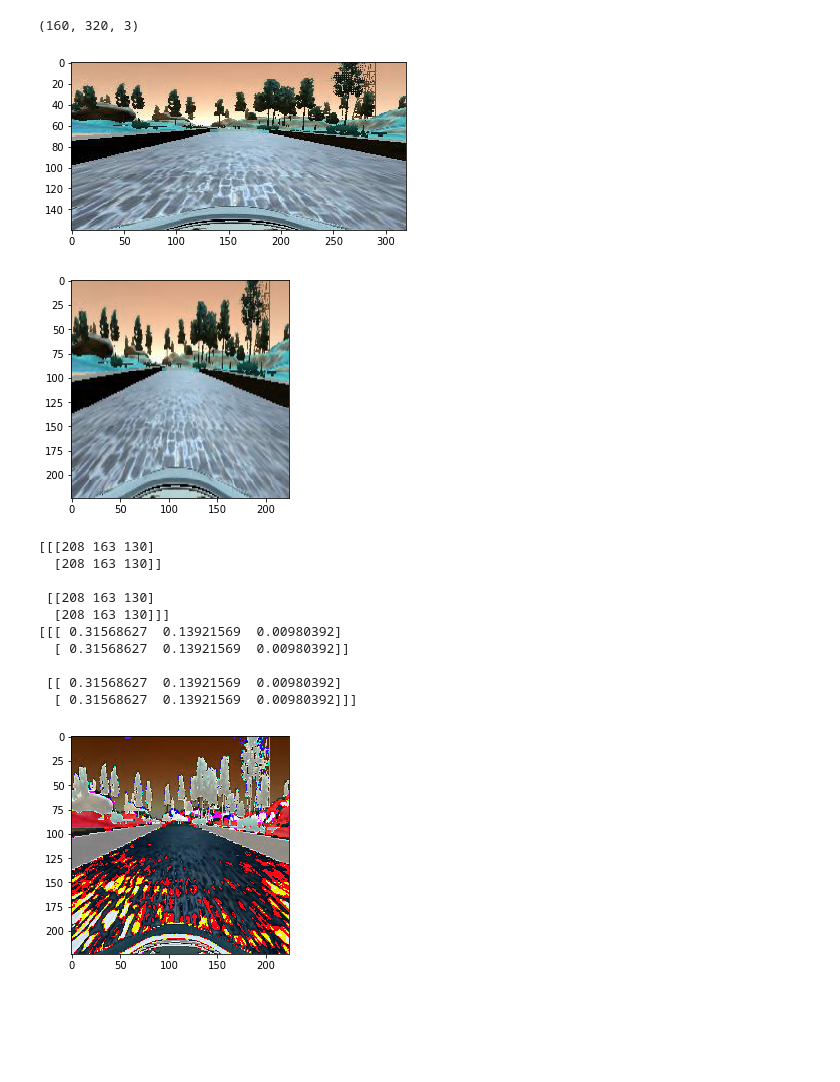
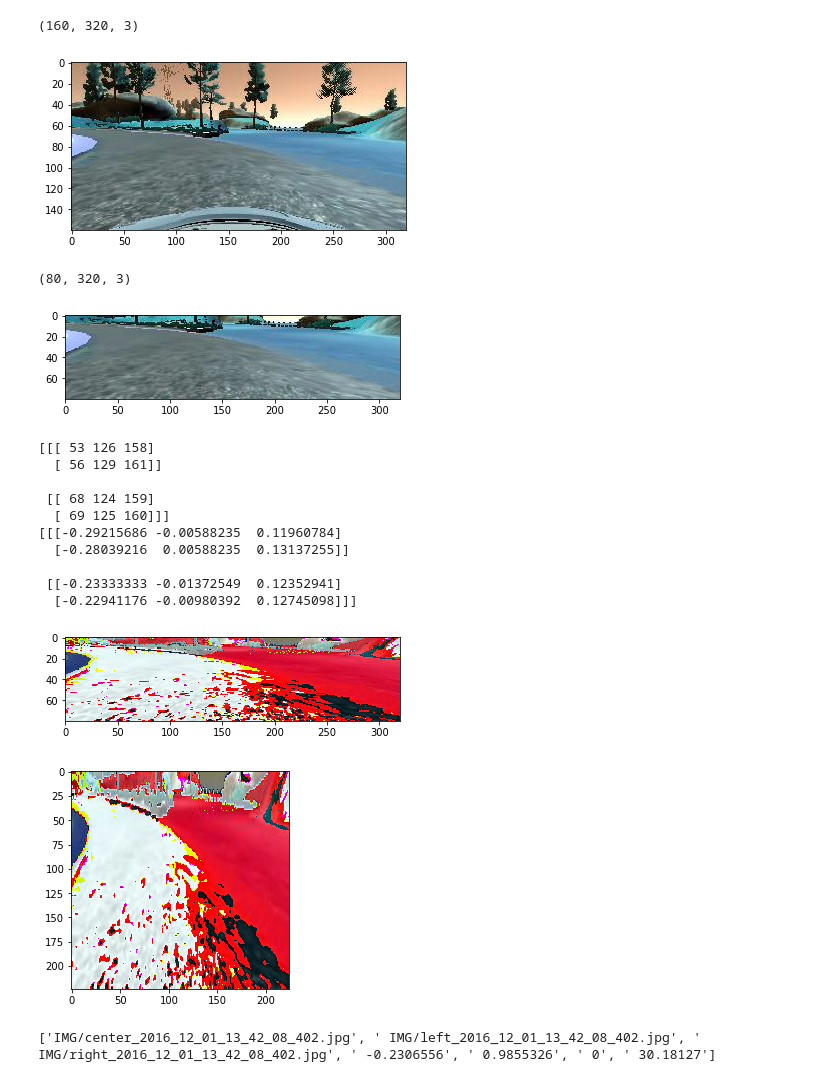
Before and after one commit to WangYuanMike/CarND-Behavioral-Cloning-P3, a Jupyter notebook: model.ipynb, the cells around one changed output. Cells and saved outputs as stored; diff of their text form; code cells hidden in the pictures; blank space fills up the shorter version.

```diff
--- a/model.ipynb
+++ b/model.ipynb
@@ -1,43 +1,56 @@
 # %%
 import cv2
+import csv
 import numpy as np
 import matplotlib.pyplot as plt
 
-name = './data/IMG/center_2016_12_01_13_30_48_287.jpg'
+
+name = './data/IMG/center_2016_12_01_13_42_08_402.jpg'
 image = cv2.imread(name)
 print(np.shape(image))
 plt.imshow(image)
 plt.show()
 
-#image = image[65:135, 0:320]
-#print(np.shape(image))
-#plt.imshow(image)
-#plt.show()
-
-image = cv2.resize(image, (224, 224))
+image = image[55:135, 0:320]
+print(np.shape(image))
 plt.imshow(image)
 plt.show()
 
 print(image[:2,:2])
 image = image / 255.0 - 0.5
 print(image[:2,:2])
 plt.imshow(image)
 plt.show()
+
+image = cv2.resize(image, (224, 224))
+plt.imshow(image)
+plt.show()
+
+# Load training data (image file name + steering) from csv file
+with open('./data/driving_log.csv') as csvfile:
+    reader = csv.reader(csvfile)
+    for line in reader:
+        if line[0] == 'IMG/center_2016_12_01_13_42_08_402.jpg':
+            print(line)
+            break
 # %% [output]
 (160, 320, 3)
-[figure, old version]
+[figure, new version]
+(80, 320, 3)
-[figure, old version]
+[figure, new version]
-[[[208 163 130]
-  [208 163 130]]
-
- [[208 163 130]
-  [208 163 130]]]
-[[[ 0.31568627  0.13921569  0.00980392]
-  [ 0.31568627  0.13921569  0.00980392]]
-
- [[ 0.31568627  0.13921569  0.00980392]
-  [ 0.31568627  0.13921569  0.00980392]]]
+[[[ 53 126 158]
+  [ 56 129 161]]
+
+ [[ 68 124 159]
+  [ 69 125 160]]]
+[[[-0.29215686 -0.00588235  0.11960784]
+  [-0.28039216  0.00588235  0.13137255]]
+
+ [[-0.23333333 -0.01372549  0.12352941]
+  [-0.22941176 -0.00980392  0.12745098]]]
-[figure, old version]
+[figure, new version]
+[figure, added]
+['IMG/center_2016_12_01_13_42_08_402.jpg', ' IMG/left_2016_12_01_13_42_08_402.jpg', ' IMG/right_2016_12_01_13_42_08_402.jpg', ' -0.2306556', ' 0.9855326', ' 0', ' 30.18127']
 # %%
 ############################################################################
 # Get bottleneck features of ResNet50
```
Also changed, not shown: parts of 2 cells of this notebook, 1 other file.
